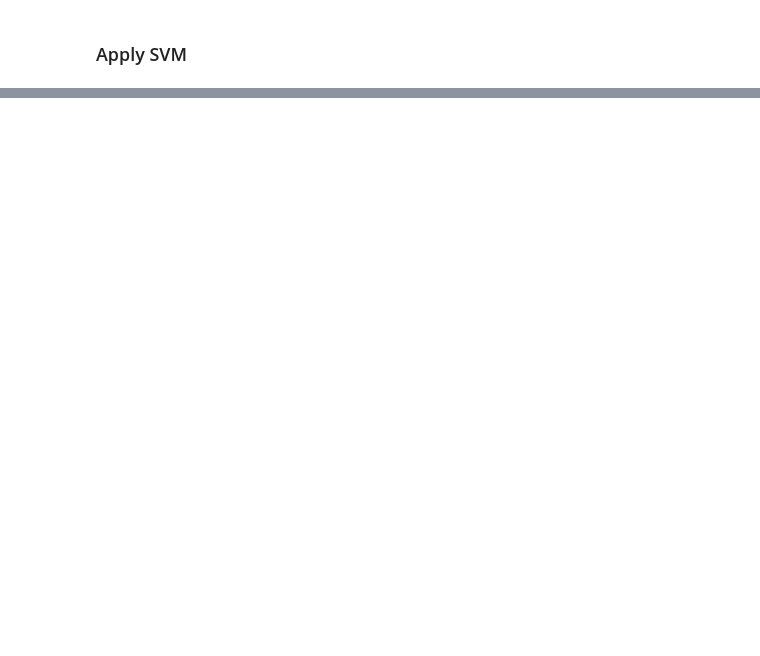
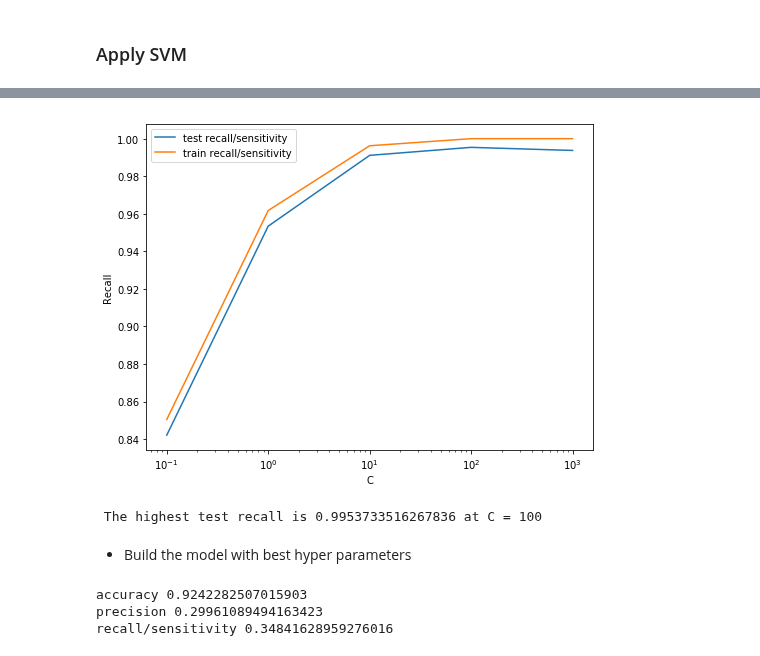
Before and after one commit to vamsigp/IIIT-B, a Jupyter notebook: 1. Statistics and Machine Learning/GP1. Telecom CaseStudy/v2.ipynb, the cells around one changed output, grey strips where cells are left out. Cells and saved outputs as stored; diff of their text form; code cells hidden in the pictures; blank space fills up the shorter version.

```diff
--- a/1. Statistics and Machine Learning/GP1. Telecom CaseStudy/v2.ipynb
+++ b/1. Statistics and Machine Learning/GP1. Telecom CaseStudy/v2.ipynb
@@ -958,0 +860,8 @@ pred_probs_test1 = model_pca1.predict_proba(df_test_pca1)[:,1]
+# %%
+pca_95 = PCA(0.95)
+
+df_train_pca_95 = pca_95.fit_transform(X_train_smote)
+print("train shape = ", df_train_pca_95.shape)
+
+df_test_pca_95 = pca_95.transform(X_test)
+print("test shape = ", df_test_pca_95.shape)
@@ -960,0 +1012,20 @@ pred_probs_test1 = model_pca1.predict_proba(df_test_pca1)[:,1]
+# %%
+folds = KFold(n_splits = 3, shuffle = True, random_state = 42)
+
+# specify range of parameters (C) as a list
+params = {"C": [0.1, 1, 10, 100, 1000]}
+
+# handling class imbalance in model
+model = SVC(class_weight='balanced')
+
+# set up grid search scheme
+# note that we are still using the 5 fold CV scheme we set up earlier
+model_pca_svm = GridSearchCV(estimator = model,
+                             param_grid = params,
+                             scoring= 'recall',
+                             cv = folds,
+                             verbose = 1,
+                             return_train_score=True,n_jobs=-1)
+# %%
+# fit the model
+model_pca_svm.fit(df_train_pca_95, y_train_smote)
@@ -960,0 +1049,4 @@ pred_probs_test1 = model_pca1.predict_proba(df_test_pca1)[:,1]
+# %%
+# cv results
+cv_results = pd.DataFrame(model_pca_svm.cv_results_)
+cv_results
@@ -960,0 +1060,22 @@ pred_probs_test1 = model_pca1.predict_proba(df_test_pca1)[:,1]
+# %%
+# plot of C versus train and test scores
+
+plt.figure(figsize=(8, 6))
+plt.plot(cv_results['param_C'], cv_results['mean_test_score'])
+plt.plot(cv_results['param_C'], cv_results['mean_train_score'])
+plt.xlabel('C')
+plt.ylabel('Recall')
+plt.legend(['test recall/sensitivity', 'train recall/sensitivity'], loc='upper left')
+plt.xscale('log')
+# %% [output]
+[figure, added]
+# %%
+# printing the optimal accuracy score and hyperparameters
+best_score = model_pca_svm.best_score_
+best_C = model_pca_svm.best_params_['C']
+
+print(" The highest test recall is {0} at C = {1}".format(best_score, best_C))
+# %% [output]
+ The highest test recall is 0.9953733516267836 at C = 100
+# %% [markdown]
+* Build the model with best hyper parameters
@@ -960,0 +1091,16 @@ pred_probs_test1 = model_pca1.predict_proba(df_test_pca1)[:,1]
+# %%
+# metrics
+# print other metrics
+
+# accuracy
+print("accuracy", metrics.accuracy_score(y_test, y_pred))
+
+# precision
+print("precision", metrics.precision_score(y_test, y_pred))
+
+# recall/sensitivity
+print("recall/sensitivity", metrics.recall_score(y_test, y_pred))
+# %% [output]
+accuracy 0.9242282507015903
+precision 0.29961089494163423
+recall/sensitivity 0.34841628959276016
```
Also changed, not shown: parts of 116 cells of this notebook, 4 other files.
